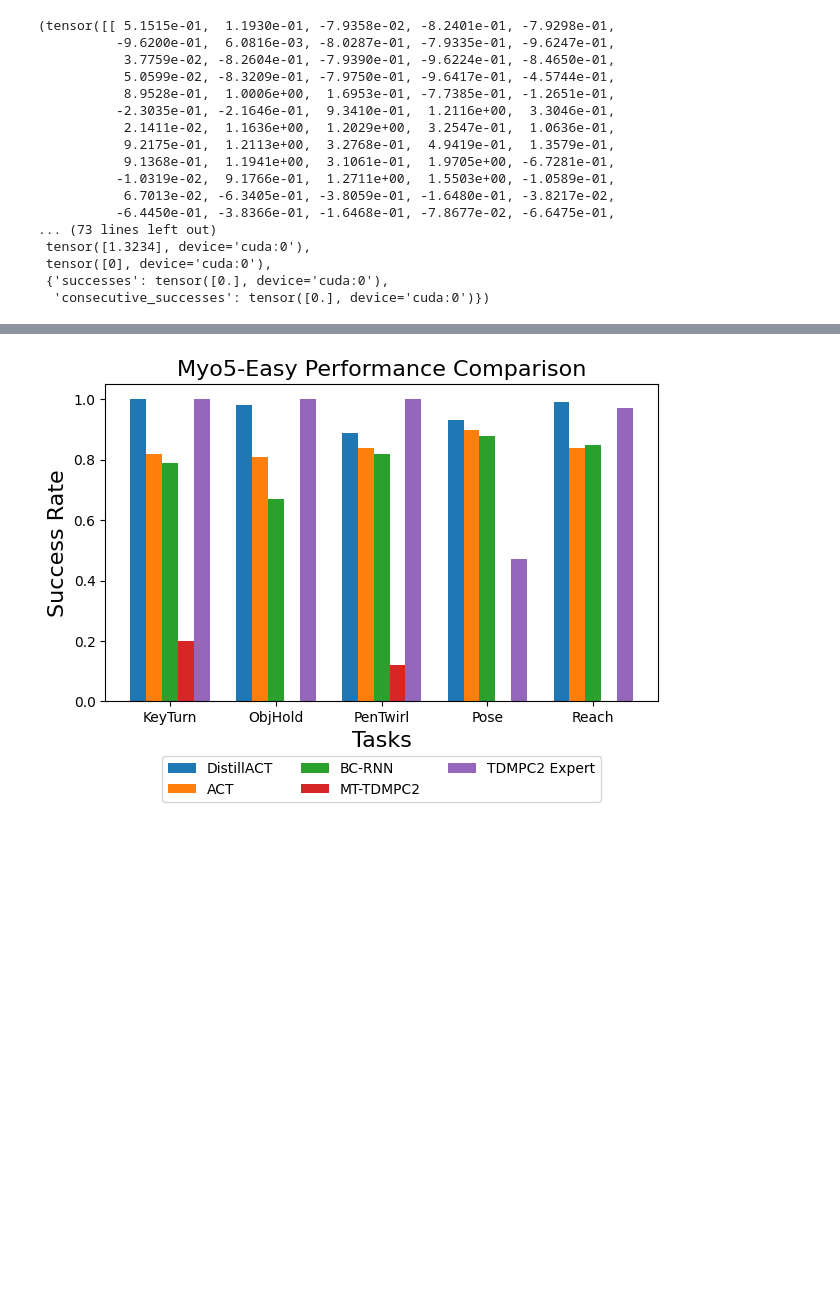
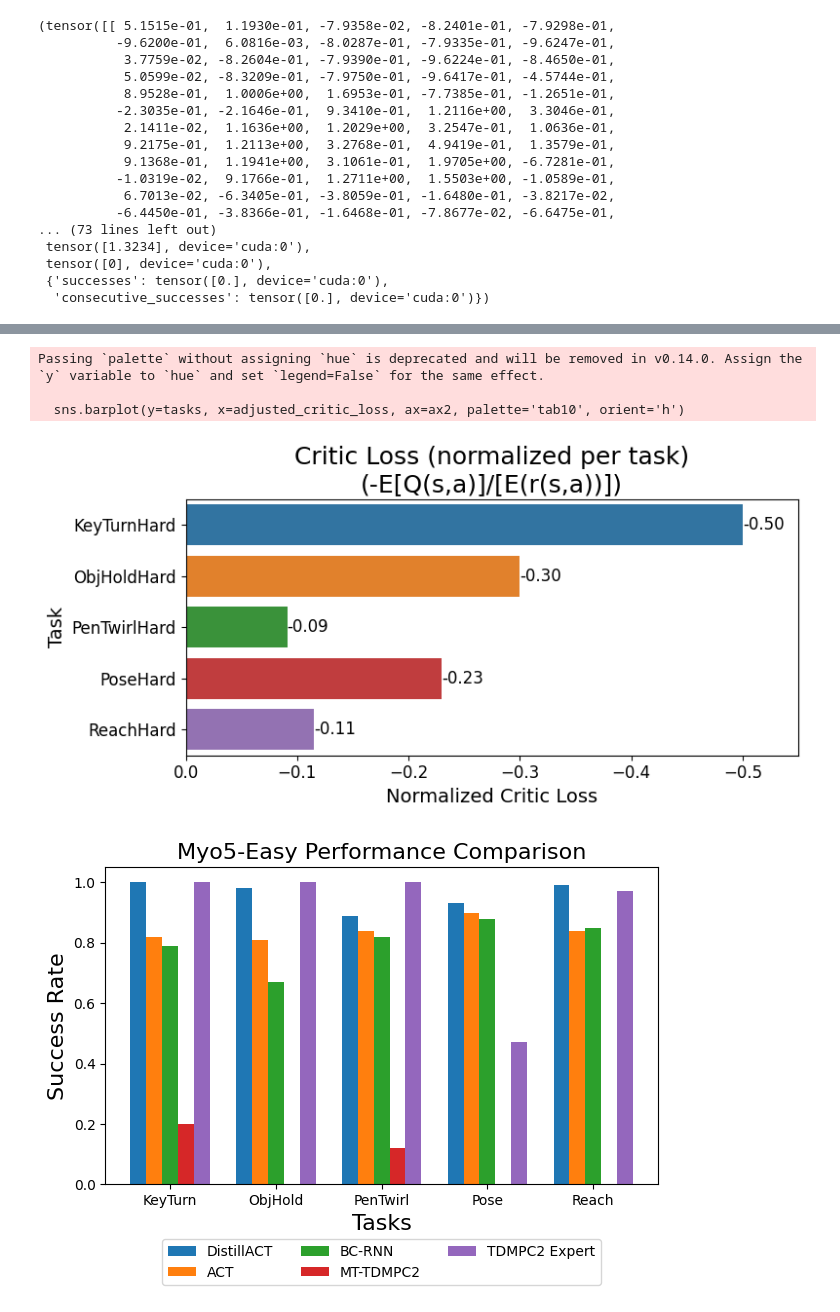
Before and after one commit to pairlab/fancy-bc, a Jupyter notebook: examples/notebooks/run_policy.ipynb, the cells around one changed output, grey strips where cells are left out. Cells and saved outputs as stored; diff of their text form; code cells hidden in the pictures; blank space fills up the shorter version.

```diff
--- a/examples/notebooks/run_policy.ipynb
+++ b/examples/notebooks/run_policy.ipynb
@@ -91,3 +335,39 @@ env.step(torch.zeros(env.action_space.sample()[None].shape, device=env.task.devi
+# %%
+# Data for the second plot (Critic Loss per task)
+tasks = ['KeyTurnHard', 'ObjHoldHard', 'PenTwirlHard', 'PoseHard', 'ReachHard']
+critic_loss = [-0.25, -0.9, -0.57, -0.1, -1.15]
+coefficients = [2, 0.333, 0.16, 2.3, 0.1]
+
+# Apply coefficients to critic_loss
+adjusted_critic_loss = [loss * coeff for loss, coeff in zip(critic_loss, coefficients)]
+
+# Create the plot
+fig, ax2 = plt.subplots(1, 1, figsize=(8, 4))  # Reduced height from 6 to 4
+
+# Plot using tab10 color palette
+sns.barplot(y=tasks, x=adjusted_critic_loss, ax=ax2, palette='tab10', orient='h')
+ax2.set_title('Critic Loss (normalized per task)\n(-E[Q(s,a)]/[E(r(s,a))])', fontsize=18)  # Increased from 16
+ax2.set_ylabel('Task', fontsize=14)  # Increased from 12
+ax2.set_xlabel('Normalized Critic Loss', fontsize=14)  # Increased from 12
+
+# Set x-axis limits from 0 to -0.55
+ax2.set_xlim(0, -0.55)
+
+# Add value labels to the right of each bar
+for i, v in enumerate(adjusted_critic_loss):
+    ax2.text(v, i, f'{v:.2f}', va='center', ha='left', fontsize=12)  # Added fontsize
+
+# Increase tick label font size
+ax2.tick_params(axis='both', which='major', labelsize=12)
+
+# Adjust layout and display the plot
+plt.tight_layout()
+plt.show()
+# %% [output]
+Passing `palette` without assigning `hue` is deprecated and will be removed in v0.14.0. Assign the `y` variable to `hue` and set `legend=False` for the same effect.
+
+  sns.barplot(y=tasks, x=adjusted_critic_loss, ax=ax2, palette='tab10', orient='h')
+[figure, added]
 # %%
 fig, ax = plt.subplots()
 for i, label in enumerate(labels):
```
Also changed, not shown: parts of 7 cells of this notebook, 1 other file.
